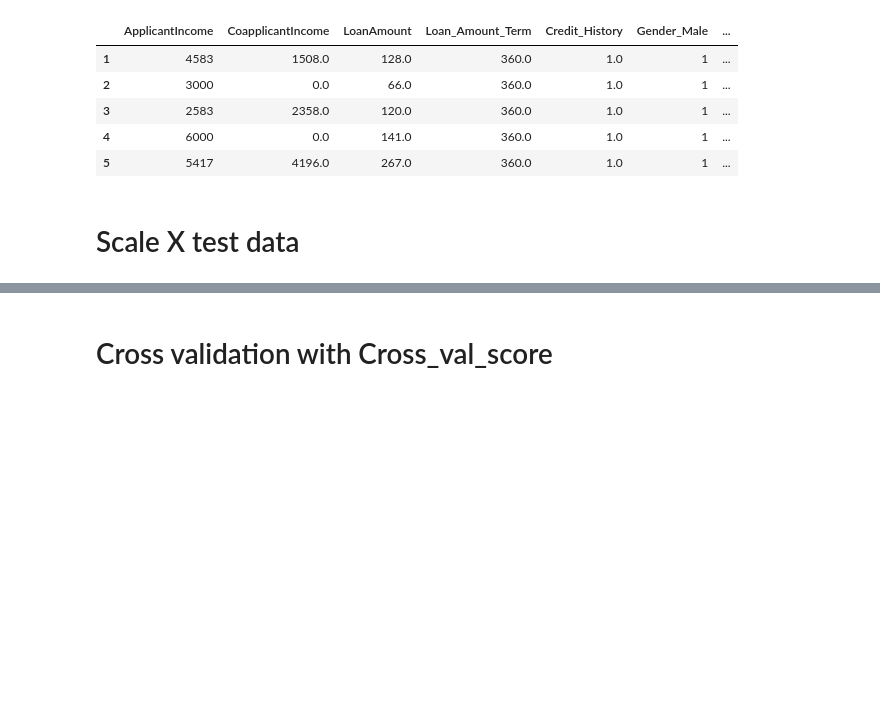
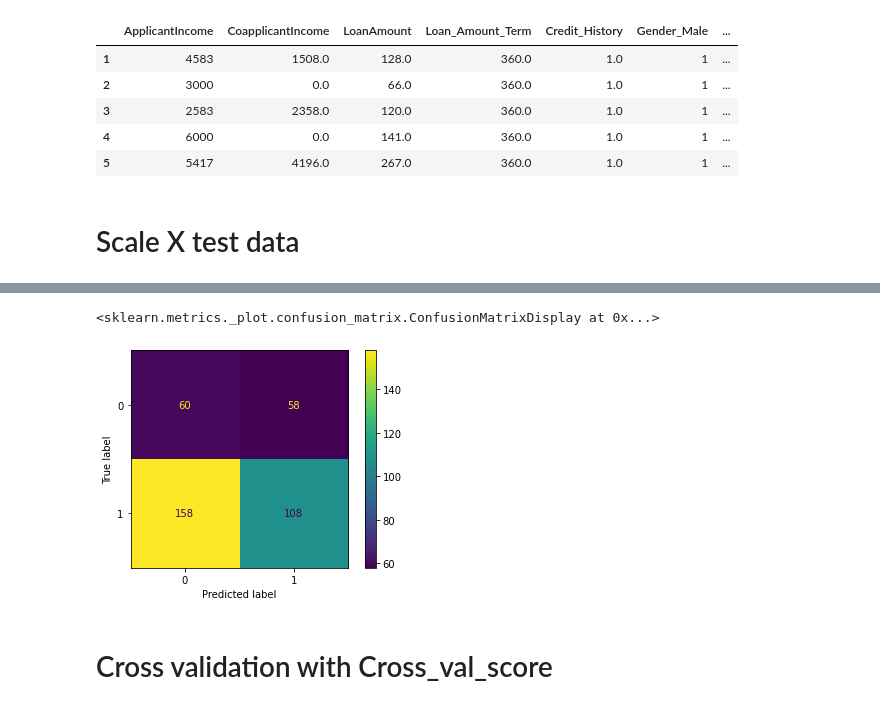
Before and after one commit to alec-p-hong/CISB-Project, a Jupyter notebook: CISB-60 Project.ipynb, the cells around one changed output, grey strips where cells are left out. Drawn from its saved outputs; the diff is of its cells as text; code cells hidden in the pictures; blank space fills up the shorter version.

```diff
--- a/CISB-60 Project.ipynb
+++ b/CISB-60 Project.ipynb
@@ -179,2 +204,7 @@ accuracy_score(y_test, predictions)
+# %%
+plot_confusion_matrix(model,X_test,y_test)
+# %% [output]
+<sklearn.metrics._plot.confusion_matrix.ConfusionMatrixDisplay at 0x...>
+[figure, added]
 # %% [markdown]
 # Cross validation with Cross_val_score
```
Also changed, not shown: parts of 8 cells of this notebook, 4 other files.
